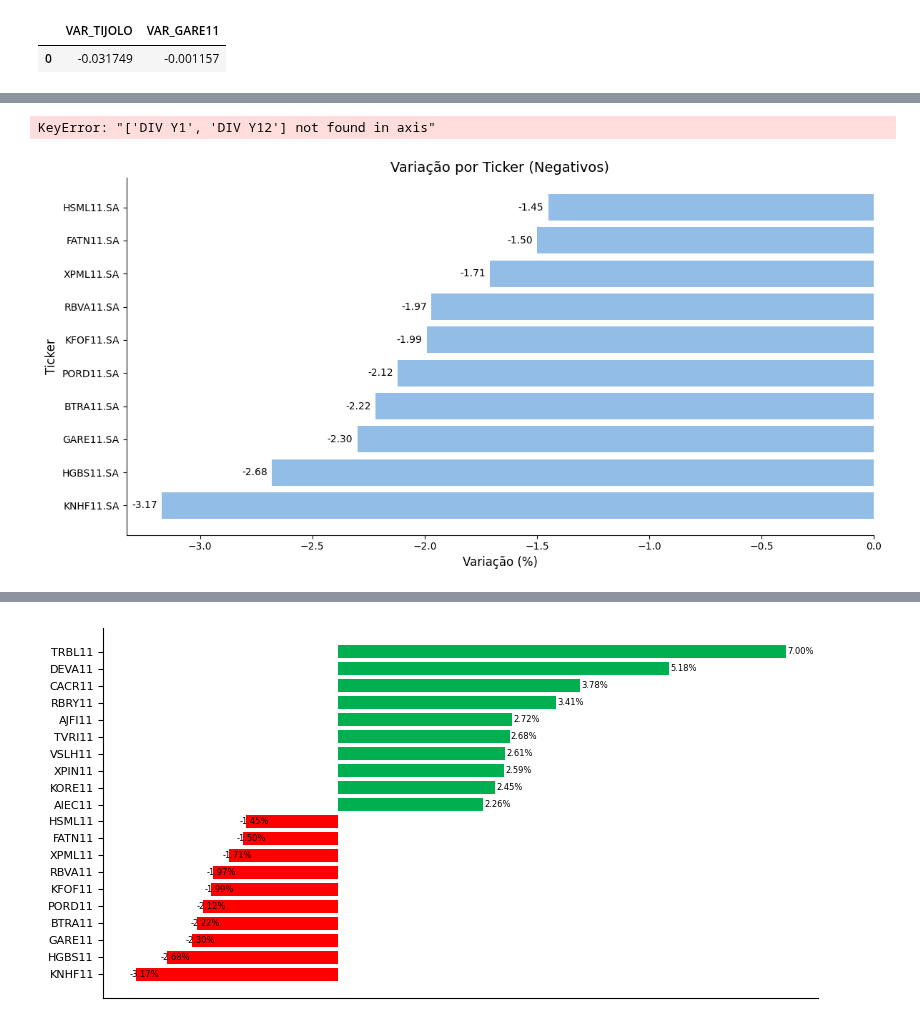
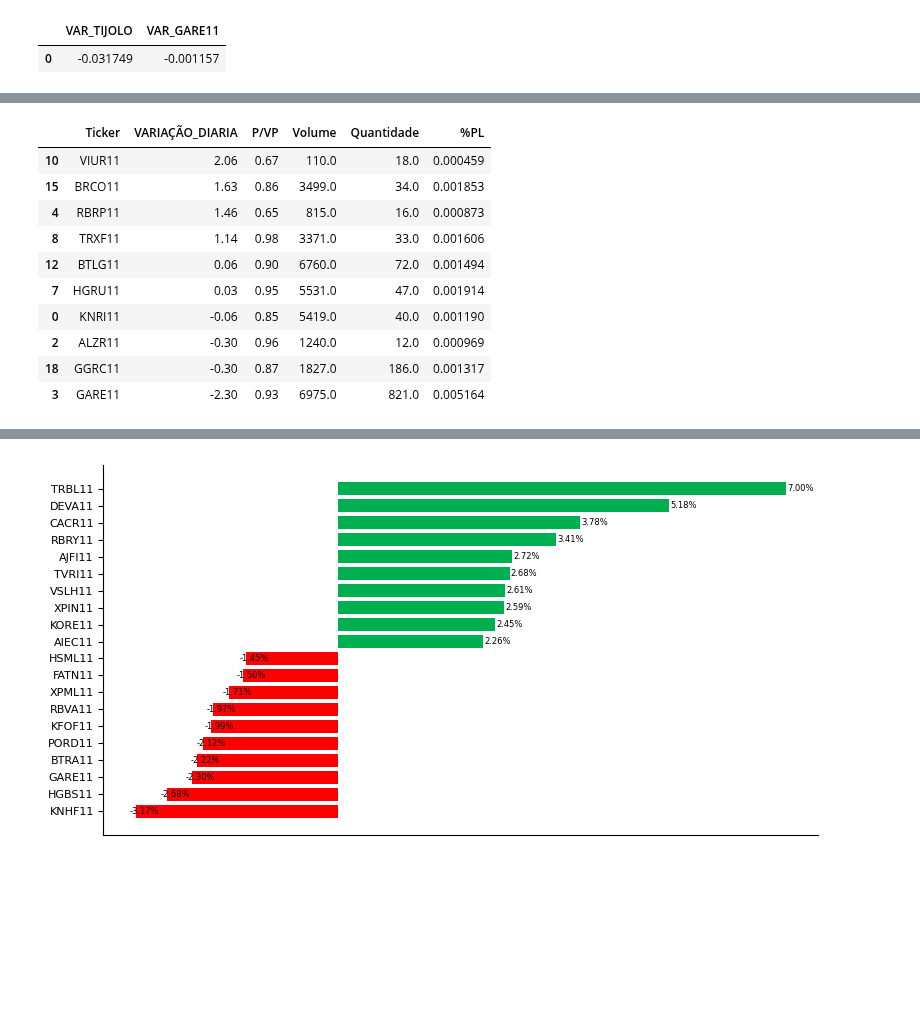
Before and after one commit to LucasFranco-guardian/Relat-rios-Passivo, a Jupyter notebook: Relatorio_ativo.ipynb, the cells around one changed output, grey strips where cells are left out. Saved outputs shown, nothing was run; the diff lists cells and outputs as text; code cells hidden in the pictures; blank space fills up the shorter version.

```diff
--- a/Relatorio_ativo.ipynb
+++ b/Relatorio_ativo.ipynb
@@ -161,50 +172,22 @@ medias_setores
 # %%
 medias_peers = ativos_merge.query('Peer_GARE == "PEER"')
 medias_peers = medias_peers.sort_values(by=['VARIAÇÃO_DIARIA'], ascending=False).iloc[:10, :]
-medias_peers = medias_peers.drop(columns = ['TIPO','VP MM','VM','COTAS','LIQUIDEZ - MÉDIA', 'LIQUIDEZ - SOMA', 'DIV Y1', 'DIV Y12', 'Preço1', 'Preço2', 'Peer_GARE'])
+medias_peers = medias_peers.drop(columns = ['TIPO','VM','COTAS','LIQUIDEZ - MÉDIA', 'LIQUIDEZ - SOMA', 'DIV Y1', 'DIV Y12', 'Preço1', 'Preço2', 'Peer_GARE'])
+medias_peers['%PL'] = medias_peers['Volume']/medias_peers['VP MM']
 medias_peers['Ticker'] = medias_peers['Ticker'].apply(excluir_5_dig)
-medias_peers = medias_peers[['Ticker', 'VARIAÇÃO_DIARIA', 'P/VP', 'Volume1']]
+medias_peers['Volume'] = (medias_peers['Volume']/1000).round(0)
+medias_peers['Quantidade'] = (medias_peers['Quantidade']/1000).round(0)
+medias_peers = medias_peers[['Ticker', 'VARIAÇÃO_DIARIA', 'P/VP', 'Volume', 'Quantidade', '%PL']]
 medias_peers
 # %% [output]
-KeyError: "['DIV Y1', 'DIV Y12'] not found in axis"
+|  | Ticker | VARIAÇÃO_DIARIA | P/VP | Volume | Quantidade | %PL |
+| 10 | VIUR11 | 2.06 | 0.67 | 110.0 | 18.0 | 0.000459 |
+| 15 | BRCO11 | 1.63 | 0.86 | 3499.0 | 34.0 | 0.001853 |
+| 4 | RBRP11 | 1.46 | 0.65 | 815.0 | 16.0 | 0.000873 |
+| 8 | TRXF11 | 1.14 | 0.98 | 3371.0 | 33.0 | 0.001606 |
+| 12 | BTLG11 | 0.06 | 0.90 | 6760.0 | 72.0 | 0.001494 |
+| 7 | HGRU11 | 0.03 | 0.95 | 5531.0 | 47.0 | 0.001914 |
+| 0 | KNRI11 | -0.06 | 0.85 | 5419.0 | 40.0 | 0.001190 |
+| 2 | ALZR11 | -0.30 | 0.96 | 1240.0 | 12.0 | 0.000969 |
+| 18 | GGRC11 | -0.30 | 0.87 | 1827.0 | 186.0 | 0.001317 |
+| 3 | GARE11 | -2.30 | 0.93 | 6975.0 | 821.0 | 0.005164 |
-# %%
-tic = 'Ticker'
-Preco = 'Preço1'
-Var = 'VARIAÇÃO_DIARIA'
-#CRIO UM DATAFRAME COM AS MAIORES QUEDAS DO DIA ENTRE OS PEERS DO GARE E O GARE
-df_quedas = ativos_merge[ativos_merge['Preço1'] != 0]
-TOP10_QUEDAS = df_quedas[[tic, Preco, Var]]
-TOP10_QUEDAS = TOP10_QUEDAS.sort_values(by=['VARIAÇÃO_DIARIA'], ascending=True).iloc[:10, :]
-TOP10_QUEDAS['VARIAÇÃO_DIARIA'] = TOP10_QUEDAS['VARIAÇÃO_DIARIA'].round(2)
-TOP10_QUEDAS
-
-# Criar o gráfico de barras horizontais
-fig, ax = plt.subplots(figsize=(12, 6))
-
-# Gráfico de barras
-barras = ax.barh(TOP10_QUEDAS['Ticker'], TOP10_QUEDAS['VARIAÇÃO_DIARIA'], color='#91BDE7')
-
-# Adicionar rótulos nas barras
-for barra in barras:
-    largura = barra.get_width()
-    ax.text(
-        largura - 0.02 if largura < 0 else largura + 0.02 ,  # Ajustar posição do texto para valores negativos
-        barra.get_y() + barra.get_height() / 2,  # Ajustar posição vertical
-        f'{largura:.2f}',  # Formatar com duas casas decimais
-        ha='right' if largura < 0 else 'left', va='center', fontsize=10
-    )
-
-# Personalizar o gráfico
-ax.set_xlabel('Variação (%)', fontsize=12)
-ax.set_ylabel('Ticker', fontsize=12)
-ax.set_title('Variação por Ticker (Negativos)', fontsize=14)
-ax.spines['top'].set_visible(False)
-ax.spines['right'].set_visible(False)
-
-# Ajustar layout
-plt.tight_layout()
-
-# Exibir o gráfico
-plt.show()
-# %% [output]
-[figure, removed]
```
Also changed, not shown: parts of 6 cells of this notebook, 1 other file.
